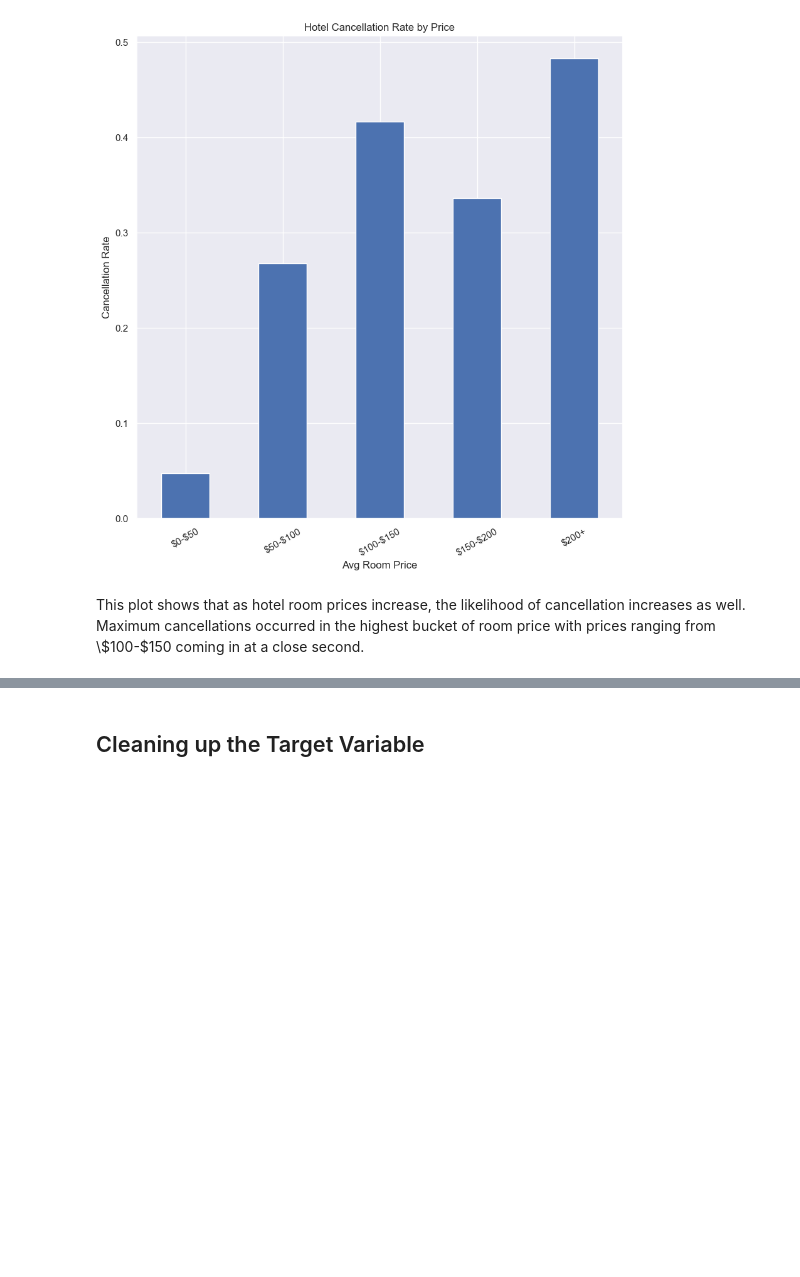
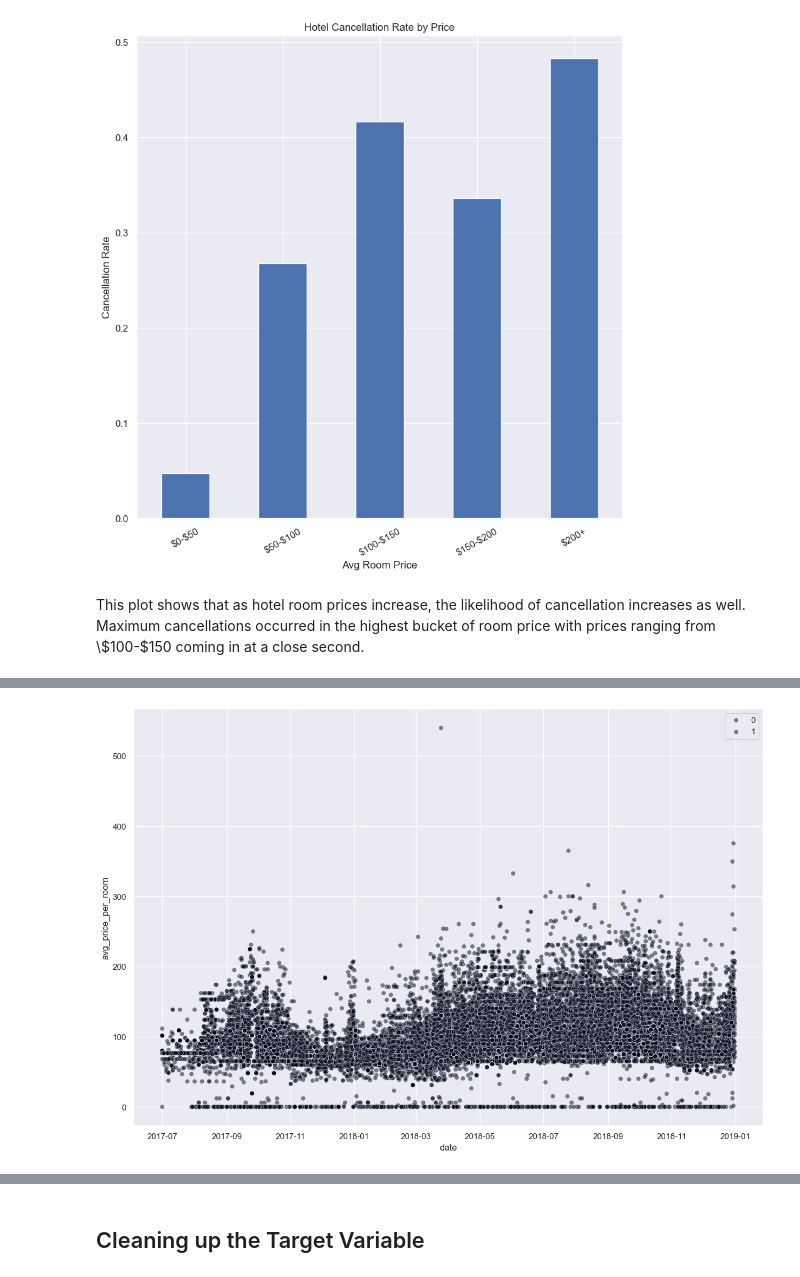
Before and after one commit to mduncan23/Hotel_Cancellation_Predictor, a Jupyter notebook: Hotel_Cancellation_Notebook-Keras.ipynb, the cells around one changed output, grey strips where cells are left out. Drawn from its saved outputs; the diff is of its cells as text; code cells hidden in the pictures; blank space fills up the shorter version.

```diff
--- a/Hotel_Cancellation_Notebook-Keras.ipynb
+++ b/Hotel_Cancellation_Notebook-Keras.ipynb
@@ -541,0 +573,13 @@ This plot shows that as hotel room prices increase, the likelihood of cancellati
+# %%
+fig, ax = plt.subplots(figsize=(15,10))
+
+for status in df['booking_status'].unique():
+    sns.scatterplot(x=df[df['booking_status'] == status]['date'],
+                    y=df[df['booking_status'] == status]['avg_price_per_room'],
+                    c=df[df['booking_status'] == status]['booking_status'],
+#                     cmap='RdBu',
+                    alpha=.5,
+                    label=status)
+ax.legend();
+# %% [output]
+[figure, added]
```
Also changed, not shown: parts of 9 cells of this notebook.
